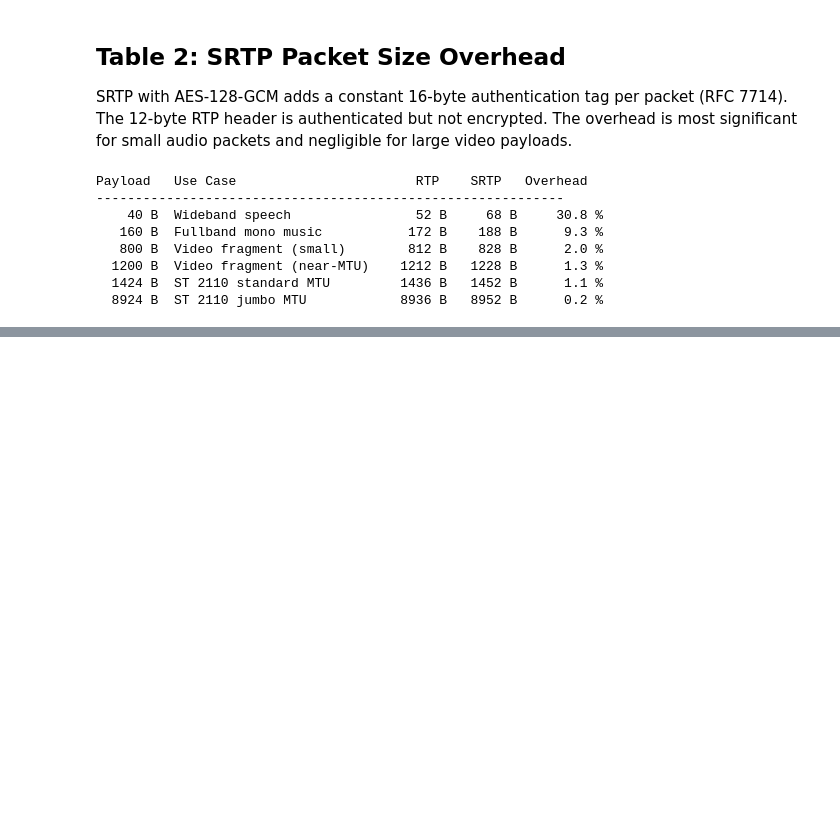
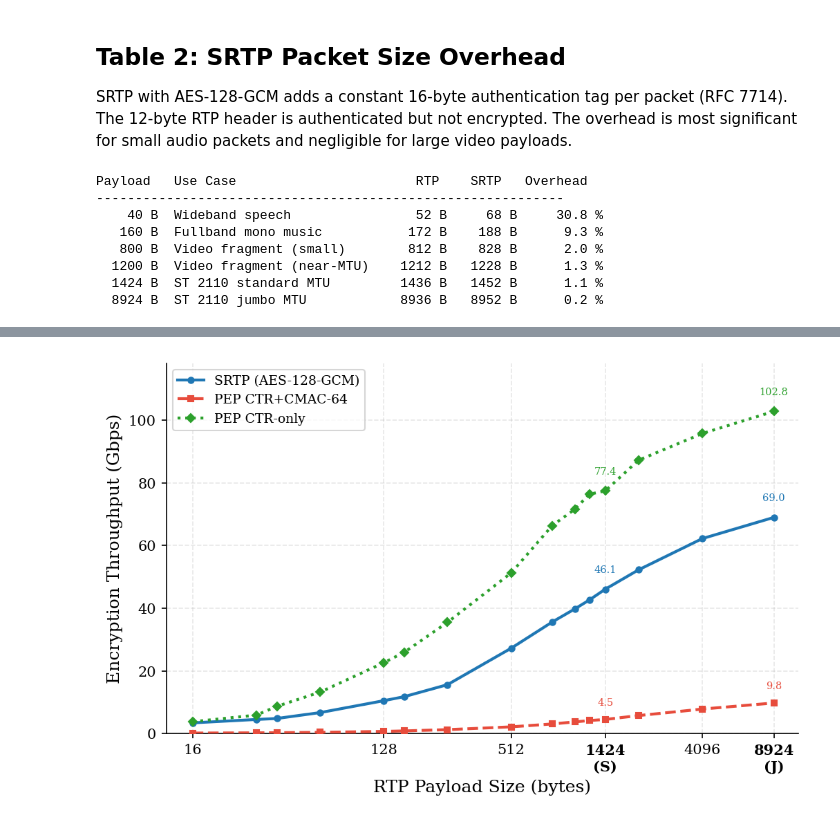
Before and after one commit to spring-epfl/SafeCast, a Jupyter notebook: figures_from_benches.ipynb, the cells around one changed output, grey strips where cells are left out. Drawn from its saved outputs; the diff is of its cells as text; code cells hidden in the pictures; blank space fills up the shorter version.

Commit message:
SRTP vs. PEP in Jupyter notebook

```diff
--- a/figures_from_benches.ipynb
+++ b/figures_from_benches.ipynb
@@ -449,0 +461,15 @@ Payload   Use Case                       RTP    SRTP   Overhead
+# %%
+# --- Loading PEP benchmark results ---
+
+pep_ctr_enc     = load_criterion_results(PEP_DIR / 'ctr_encrypt')
+pep_ctr_dec     = load_criterion_results(PEP_DIR / 'ctr_decrypt')
+pep_cmac_enc    = load_criterion_results(PEP_DIR / 'ctr_cmac64_encrypt')
+pep_cmac_dec    = load_criterion_results(PEP_DIR / 'ctr_cmac64_decrypt')
+
+print(f'Loaded PEP results: {len(pep_ctr_enc)} payload sizes per mode')
+print()
+print(f'{"Payload":>8s}  {"CTR enc":>10s}  {"CTR dec":>10s}  {"CMAC enc":>10s}  {"CMAC dec":>10s}')
+print('-' * 54)
+for sz in sorted(pep_ctr_enc.keys()):
+    print(f'{sz:>7d}B  {pep_ctr_enc[sz]["mean_ns"]:>9.1f}  {pep_ctr_dec[sz]["mean_ns"]:>9.1f}'
+          f'  {pep_cmac_enc[sz]["mean_ns"]:>9.1f}  {pep_cmac_dec[sz]["mean_ns"]:>9.1f}')
@@ -449,0 +496,61 @@ Payload   Use Case                       RTP    SRTP   Overhead
+# %%
+# --- Figure 3a: SRTP vs PEP encryption throughput ---
+
+common = sorted(set(results.keys()) & set(pep_ctr_enc.keys()))
+sizes = np.array(common)
+
+srtp_enc_tp     = np.array([results[sz]['throughput_gbps'] for sz in common])
+pep_ctr_enc_tp  = np.array([pep_ctr_enc[sz]['throughput_gbps'] for sz in common])
+pep_cmac_enc_tp = np.array([pep_cmac_enc[sz]['throughput_gbps'] for sz in common])
+
+fig, ax = plt.subplots(figsize=(7, 4.5))
+
+ax.plot(sizes, srtp_enc_tp, 'o-', color='#1f77b4', linewidth=2,
+        markersize=4, zorder=5, label='SRTP (AES-128-GCM)')
+ax.plot(sizes, pep_cmac_enc_tp, 's--', color='#e74c3c', linewidth=2,
+        markersize=4, zorder=5, label='PEP CTR+CMAC-64')
+ax.plot(sizes, pep_ctr_enc_tp, 'D:', color='#2ca02c', linewidth=2,
+        markersize=4, zorder=5, label='PEP CTR-only')
+
+# --- Value labels at the two MTU sizes ---
+pt_off = 10
+for sz in [1424, 8924]:
+    tp = results[sz]['throughput_gbps']
+    ax.annotate(f'{tp:.1f}', (sz, tp),
+                textcoords='offset points', xytext=(0, pt_off),
+                fontsize=7, ha='center', va='bottom', color='#1f77b4')
+    tp = pep_cmac_enc[sz]['throughput_gbps']
+    ax.annotate(f'{tp:.1f}', (sz, tp),
+                textcoords='offset points', xytext=(0, pt_off + 5),
+                fontsize=7, ha='center', va='top', color='#e74c3c')
+    tp = pep_ctr_enc[sz]['throughput_gbps']
+    ax.annotate(f'{tp:.1f}', (sz, tp),
+                textcoords='offset points', xytext=(0, pt_off),
+                fontsize=7, ha='center', va='bottom', color='#2ca02c')
+
+# --- Axis formatting ---
+ax.set_xscale('log', base=2)
+ax.set_xlabel('RTP Payload Size (bytes)')
+ax.set_ylabel('Encryption Throughput (Gbps)')
+
+xtick_sizes = [16, 128, 512, 1424, 4096, 8924]
+xtick_labels = ['16', '128', '512', '1424\n(S)', '4096', '8924\n(J)']
+ax.set_xticks(xtick_sizes)
+ax.set_xticklabels(xtick_labels, rotation=0, ha='center')
+ax.xaxis.set_minor_formatter(ticker.NullFormatter())
+
+for lbl in ax.xaxis.get_ticklabels():
+    if '(S)' in lbl.get_text() or '(J)' in lbl.get_text():
+        lbl.set_fontweight('bold')
+
+y_max = max(max(srtp_enc_tp), max(pep_ctr_enc_tp), max(pep_cmac_enc_tp)) * 1.15
+ax.set_ylim(0, y_max)
+ax.set_xlim(12, sizes[-1] * 1.3)
+ax.legend(loc='upper left')
+
+plt.tight_layout()
+plt.savefig(FIGURES_DIR / 'fig4a_srtp_vs_pep_encrypt.pdf')
+plt.savefig(FIGURES_DIR / 'fig4a_srtp_vs_pep_encrypt.png')
+plt.show()
+# %% [output]
+[figure, added]
```
Also changed, not shown: parts of 3 cells of this notebook.
